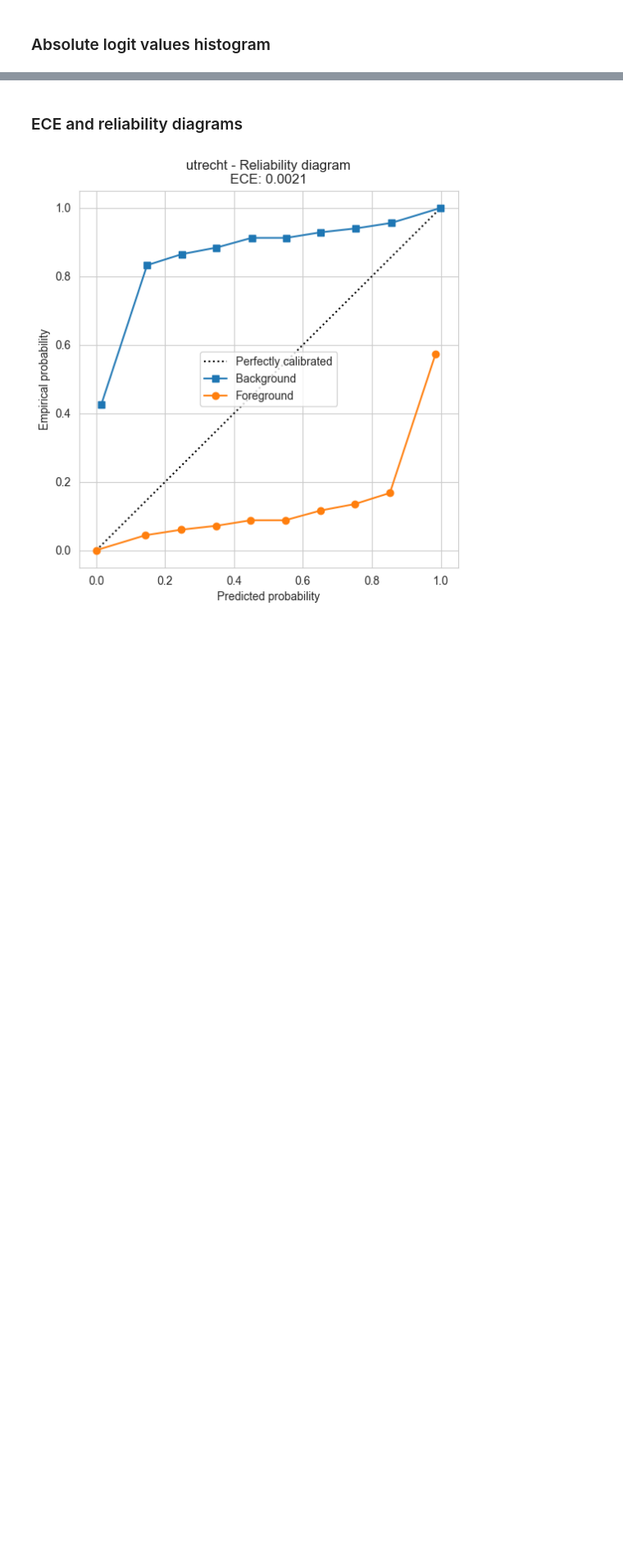
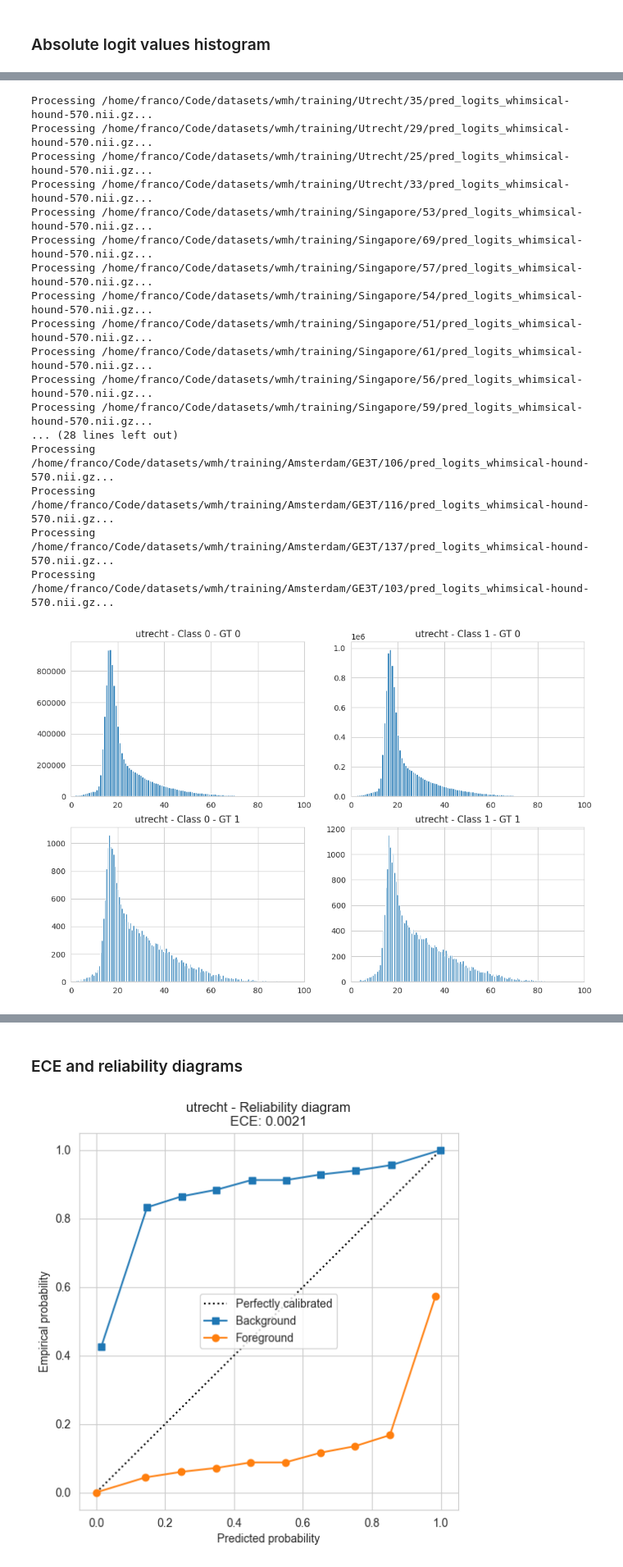
Before and after one commit to vfmatzkin/wmh-mc-seg, a Jupyter notebook: notebooks/metrics.ipynb, the cells around one changed output, grey strips where cells are left out. Shown at 82% size. Cells and saved outputs as stored; diff of their text form; code cells hidden in the pictures; blank space fills up the shorter version.

```diff
--- a/notebooks/metrics.ipynb
+++ b/notebooks/metrics.ipynb
@@ -168,0 +136,76 @@ for center in centers:
+# %%
+# Following the same logic as above, but now we get the absolute logit values
+# for each voxel class
+centers = ['utrecht', 'singapore', 'amsterdam']
+
+for center in centers:
+    imgs_logits_0_0, imgs_logits_0_1, imgs_logits_1_0,imgs_logits_1_1 = \
+        np.array([]), np.array([]), np.array([]), np.array([])
+
+    df = pd.read_csv(f"utrecht-{center}.csv", header=None)
+    df.columns = ['pred_wmh_hard', 'pred_wmh_softmax', 'pred_logits', 'gt_wmh']
+
+    for _, row in df.iterrows():
+        _, _, pred_logits, gt_wmh = row
+        print(f"Processing {pred_logits}...")
+
+        # dims: [H, W, C, B, D]
+        pred_logits = nib.load(pred_logits).get_fdata()
+        gt = nib.load(gt_wmh).get_fdata().flatten()
+
+        gt_0 = np.where(gt == 0)[0]
+        gt_1 = np.where(gt == 1)[0]
+
+        # get the absolute logit values for the voxels where gt is 1 in each channel
+        img_logits_0_0 = np.abs(pred_logits[:, :, 0, 0, :].flatten()[gt_0])
+        img_logits_1_0 = np.abs(pred_logits[:, :, 1, 0, :].flatten()[gt_0])
+        img_logits_0_1 = np.abs(pred_logits[:, :, 0, 0, :].flatten()[gt_1])
+        img_logits_1_1 = np.abs(pred_logits[:, :, 1, 0, :].flatten()[gt_1])
+
+        # Concatenate sampled voxels for each class
+        imgs_logits_0_0 = np.concatenate((imgs_logits_0_0, np.around(np.array(img_logits_0_0), decimals=2)))
+        imgs_logits_1_0 = np.concatenate((imgs_logits_1_0, np.around(np.array(img_logits_1_0), decimals=2)))
+        imgs_logits_0_1 = np.concatenate((imgs_logits_0_1, np.around(np.array(img_logits_0_1), decimals=2)))
+        imgs_logits_1_1 = np.concatenate((imgs_logits_1_1, np.around(np.array(img_logits_1_1), decimals=2)))
+
+    # Save biggest value in all imgs_logits to use as xlim
+    # max_val = max([max(imgs_logits_0_0), max(imgs_logits_1_0), max(imgs_logits_0_1), max(imgs_logits_1_1)])
+    max_val = 100
+
+    # Plot histogram for each voxel class
+    fig, axs = plt.subplots(nrows=2, ncols=2, figsize=(12, 8))
+
+    axs[0, 0].hist(imgs_logits_0_0, bins=200)
+    axs[0, 0].set_xlim([0, max_val])
+    axs[0, 0].set_title(f"{center} - Class 0 - GT 0")
+
+    axs[0, 1].hist(imgs_logits_1_0, bins=200)
+    axs[0, 1].set_xlim([0, max_val])
+    axs[0, 1].set_title(f"{center} - Class 1 - GT 0")
+
+    axs[1, 0].hist(imgs_logits_0_1, bins=200)
+    axs[1, 0].set_xlim([0, max_val])
+    axs[1, 0].set_title(f"{center} - Class 0 - GT 1")
+
+    axs[1, 1].hist(imgs_logits_1_1, bins=200)
+    axs[1, 1].set_xlim([0, max_val])
+    axs[1, 1].set_title(f"{center} - Class 1 - GT 1")
+# %% [output]
+Processing /home/franco/Code/datasets/wmh/training/Utrecht/35/pred_logits_whimsical-hound-570.nii.gz...
+Processing /home/franco/Code/datasets/wmh/training/Utrecht/29/pred_logits_whimsical-hound-570.nii.gz...
+Processing /home/franco/Code/datasets/wmh/training/Utrecht/25/pred_logits_whimsical-hound-570.nii.gz...
+Processing /home/franco/Code/datasets/wmh/training/Utrecht/33/pred_logits_whimsical-hound-570.nii.gz...
+Processing /home/franco/Code/datasets/wmh/training/Singapore/53/pred_logits_whimsical-hound-570.nii.gz...
+Processing /home/franco/Code/datasets/wmh/training/Singapore/69/pred_logits_whimsical-hound-570.nii.gz...
+Processing /home/franco/Code/datasets/wmh/training/Singapore/57/pred_logits_whimsical-hound-570.nii.gz...
+Processing /home/franco/Code/datasets/wmh/training/Singapore/54/pred_logits_whimsical-hound-570.nii.gz...
+Processing /home/franco/Code/datasets/wmh/training/Singapore/51/pred_logits_whimsical-hound-570.nii.gz...
+Processing /home/franco/Code/datasets/wmh/training/Singapore/61/pred_logits_whimsical-hound-570.nii.gz...
+Processing /home/franco/Code/datasets/wmh/training/Singapore/56/pred_logits_whimsical-hound-570.nii.gz...
+Processing /home/franco/Code/datasets/wmh/training/Singapore/59/pred_logits_whimsical-hound-570.nii.gz...
+... (28 lines left out)
+Processing /home/franco/Code/datasets/wmh/training/Amsterdam/GE3T/106/pred_logits_whimsical-hound-570.nii.gz...
+Processing /home/franco/Code/datasets/wmh/training/Amsterdam/GE3T/116/pred_logits_whimsical-hound-570.nii.gz...
+Processing /home/franco/Code/datasets/wmh/training/Amsterdam/GE3T/137/pred_logits_whimsical-hound-570.nii.gz...
+Processing /home/franco/Code/datasets/wmh/training/Amsterdam/GE3T/103/pred_logits_whimsical-hound-570.nii.gz...
+[figure, added]
```
Also changed, not shown: parts of 3 cells of this notebook.
